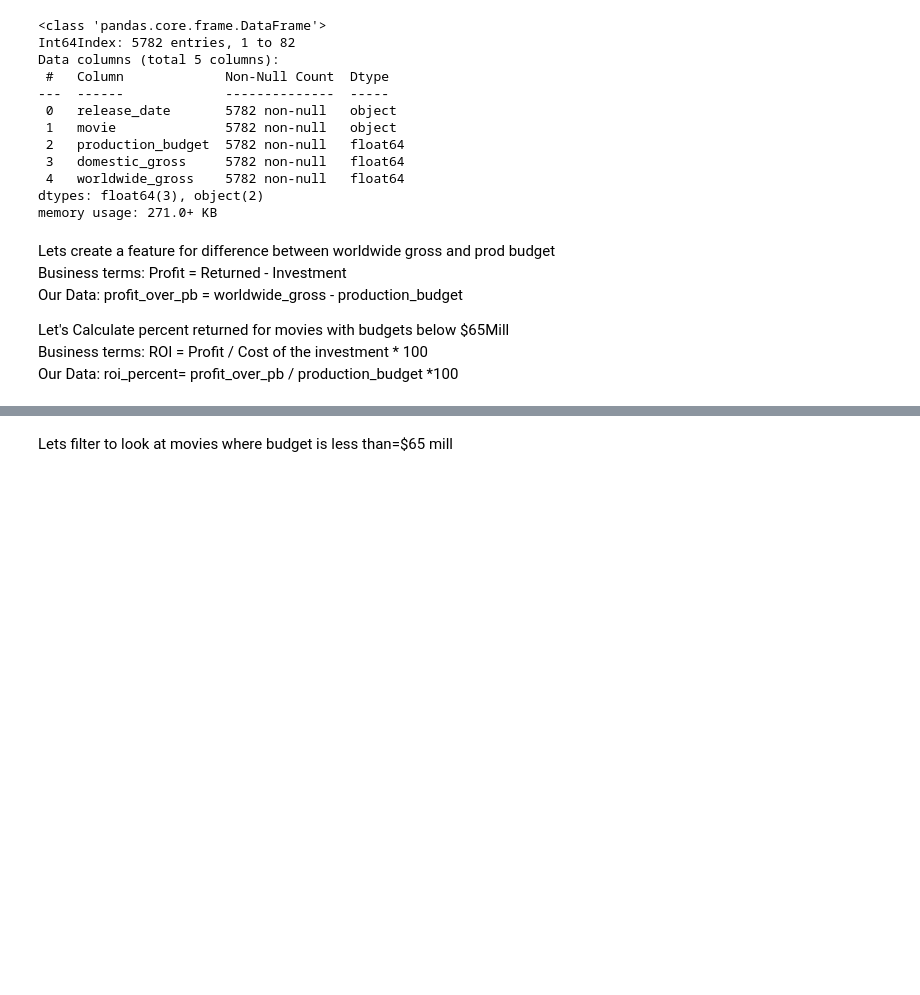
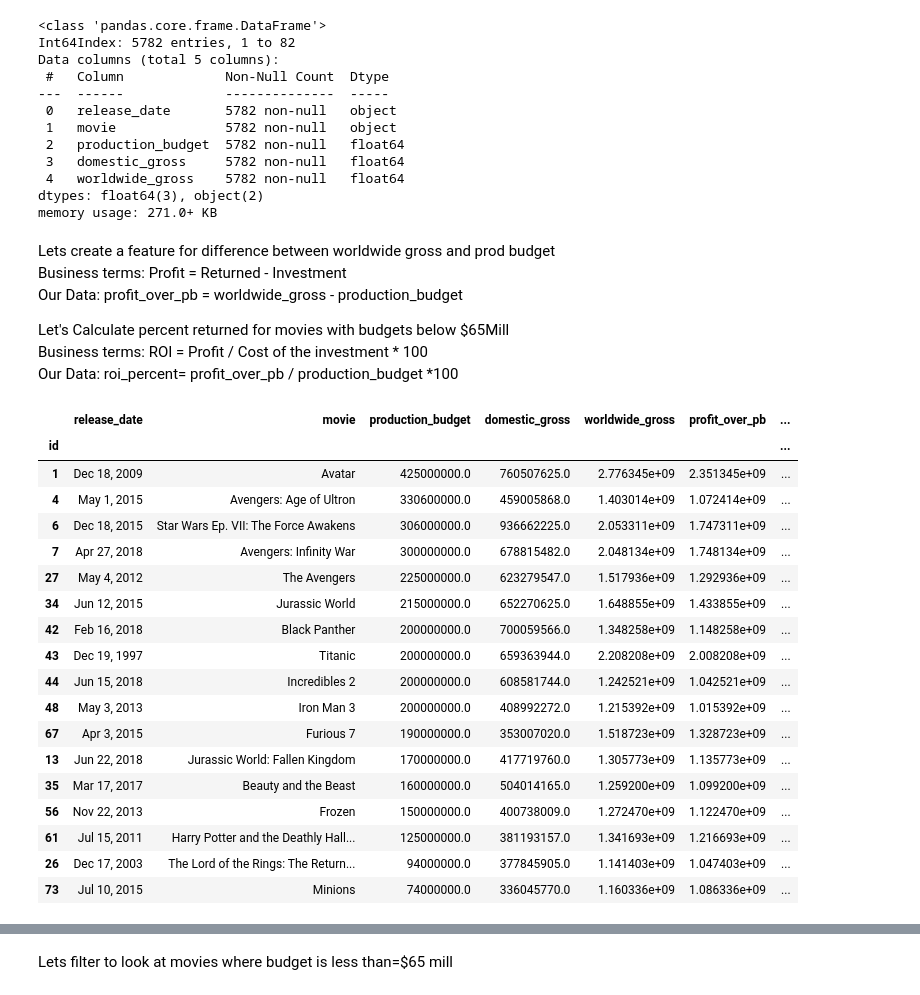
Before and after one commit to SunTzuLombardi/MovieStudioCapstone, a Jupyter notebook: code/eda_notebook.ipynb, the cells around one changed output, grey strips where cells are left out. Saved outputs shown, nothing was run; the diff lists cells and outputs as text; code cells hidden in the pictures; blank space fills up the shorter version.

```diff
--- a/code/eda_notebook.ipynb
+++ b/code/eda_notebook.ipynb
@@ -125,3 +125,25 @@ df_tn_movie_budget['production_budget']
 # %%
 df_tn_movie_budget['roi_percent'] = round((df_tn_movie_budget['profit_over_pb'] / \
 df_tn_movie_budget['production_budget'])*100,1)#round to 1 digit
+# %%
+df_tn_movie_budget[df_tn_movie_budget['profit_over_pb'] >=1000000000]
+# %% [output]
+|  | release_date | movie | production_budget | domestic_gross | worldwide_gross | profit_over_pb | ... |
+| id |  |  |  |  |  |  | ... |
+| 1 | Dec 18, 2009 | Avatar | 425000000.0 | 760507625.0 | 2.776345e+09 | 2.351345e+09 | ... |
+| 4 | May 1, 2015 | Avengers: Age of Ultron | 330600000.0 | 459005868.0 | 1.403014e+09 | 1.072414e+09 | ... |
+| 6 | Dec 18, 2015 | Star Wars Ep. VII: The Force Awakens | 306000000.0 | 936662225.0 | 2.053311e+09 | 1.747311e+09 | ... |
+| 7 | Apr 27, 2018 | Avengers: Infinity War | 300000000.0 | 678815482.0 | 2.048134e+09 | 1.748134e+09 | ... |
+| 27 | May 4, 2012 | The Avengers | 225000000.0 | 623279547.0 | 1.517936e+09 | 1.292936e+09 | ... |
+| 34 | Jun 12, 2015 | Jurassic World | 215000000.0 | 652270625.0 | 1.648855e+09 | 1.433855e+09 | ... |
+| 42 | Feb 16, 2018 | Black Panther | 200000000.0 | 700059566.0 | 1.348258e+09 | 1.148258e+09 | ... |
+| 43 | Dec 19, 1997 | Titanic | 200000000.0 | 659363944.0 | 2.208208e+09 | 2.008208e+09 | ... |
+| 44 | Jun 15, 2018 | Incredibles 2 | 200000000.0 | 608581744.0 | 1.242521e+09 | 1.042521e+09 | ... |
+| 48 | May 3, 2013 | Iron Man 3 | 200000000.0 | 408992272.0 | 1.215392e+09 | 1.015392e+09 | ... |
+| 67 | Apr 3, 2015 | Furious 7 | 190000000.0 | 353007020.0 | 1.518723e+09 | 1.328723e+09 | ... |
+| 13 | Jun 22, 2018 | Jurassic World: Fallen Kingdom | 170000000.0 | 417719760.0 | 1.305773e+09 | 1.135773e+09 | ... |
+| 35 | Mar 17, 2017 | Beauty and the Beast | 160000000.0 | 504014165.0 | 1.259200e+09 | 1.099200e+09 | ... |
+| 56 | Nov 22, 2013 | Frozen | 150000000.0 | 400738009.0 | 1.272470e+09 | 1.122470e+09 | ... |
+| 61 | Jul 15, 2011 | Harry Potter and the Deathly Hall... | 125000000.0 | 381193157.0 | 1.341693e+09 | 1.216693e+09 | ... |
+| 26 | Dec 17, 2003 | The Lord of the Rings: The Return... | 94000000.0 | 377845905.0 | 1.141403e+09 | 1.047403e+09 | ... |
+| 73 | Jul 10, 2015 | Minions | 74000000.0 | 336045770.0 | 1.160336e+09 | 1.086336e+09 | ... |
```
Also changed, not shown: parts of 40 cells of this notebook, 2 other files.
